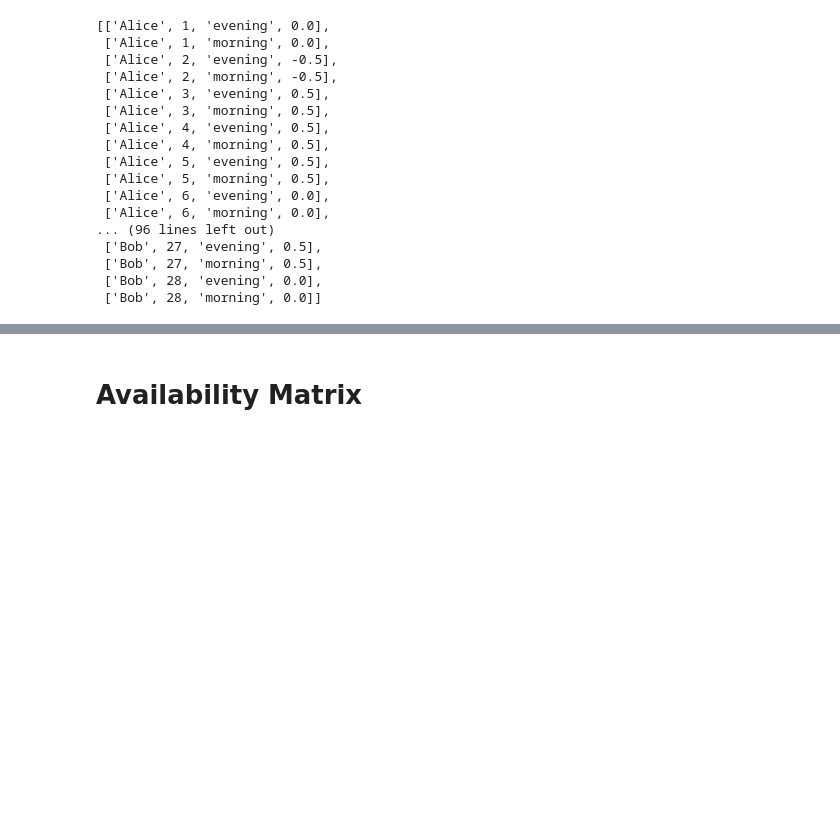
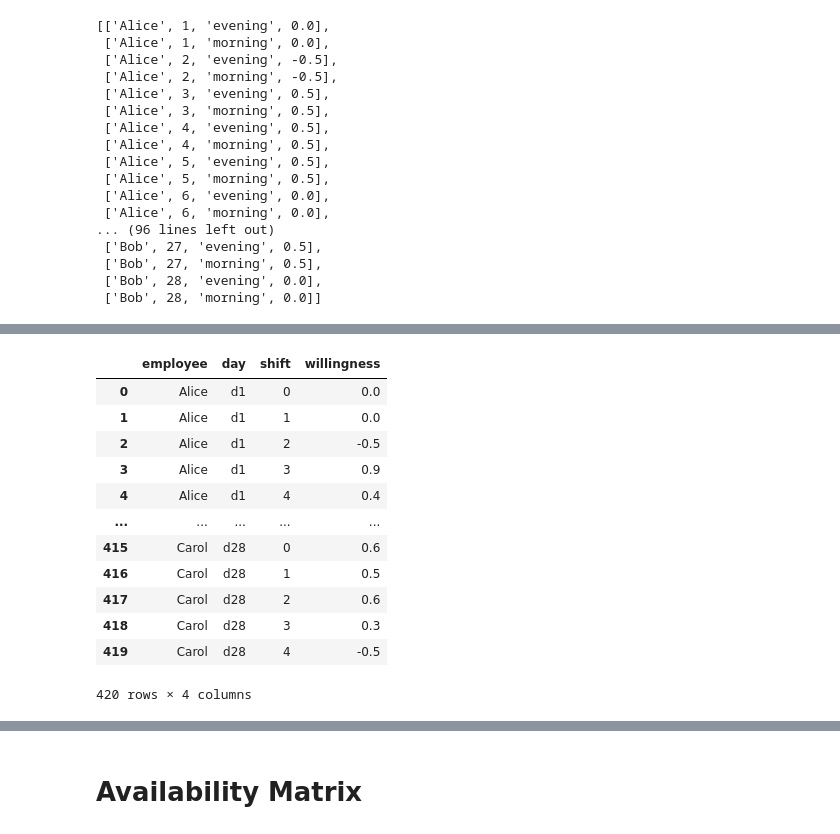
Before and after one commit to PotatoPotato12345678/LLM_optimization, a Jupyter notebook: optimizer/mats/mat.ipynb, the cells around one changed output, grey strips where cells are left out. Cells and saved outputs as stored; diff of their text form; code cells hidden in the pictures; blank space fills up the shorter version.

```diff
--- a/optimizer/mats/mat.ipynb
+++ b/optimizer/mats/mat.ipynb
@@ -123,0 +126,2 @@ M_LLM_willingness
+# %%
+df_wi_mult = pd.read_json("willingness_mat_new.json")
@@ -123,0 +137,29 @@ M_LLM_willingness
+# %%
+records = []
+
+for day, rows in df_wi_mult.iterrows():
+    for employee, shifts in rows.items():
+        for s in shifts:
+            records.append({
+                "employee": employee,
+                "day": day,
+                "shift": s["shift"],
+                "willingness": s["willingness"]
+            })
+df_wi_flat = pd.DataFrame(records)
+# %%
+df_wi_flat
+# %% [output]
+|  | employee | day | shift | willingness |
+| 0 | Alice | d1 | 0 | 0.0 |
+| 1 | Alice | d1 | 1 | 0.0 |
+| 2 | Alice | d1 | 2 | -0.5 |
+| 3 | Alice | d1 | 3 | 0.9 |
+| 4 | Alice | d1 | 4 | 0.4 |
+| ... | ... | ... | ... | ... |
+| 415 | Carol | d28 | 0 | 0.6 |
+| 416 | Carol | d28 | 1 | 0.5 |
+| 417 | Carol | d28 | 2 | 0.6 |
+| 418 | Carol | d28 | 3 | 0.3 |
+| 419 | Carol | d28 | 4 | -0.5 |
+420 rows × 4 columns
```
Also changed, not shown: parts of 7 cells of this notebook, 2 other files.
